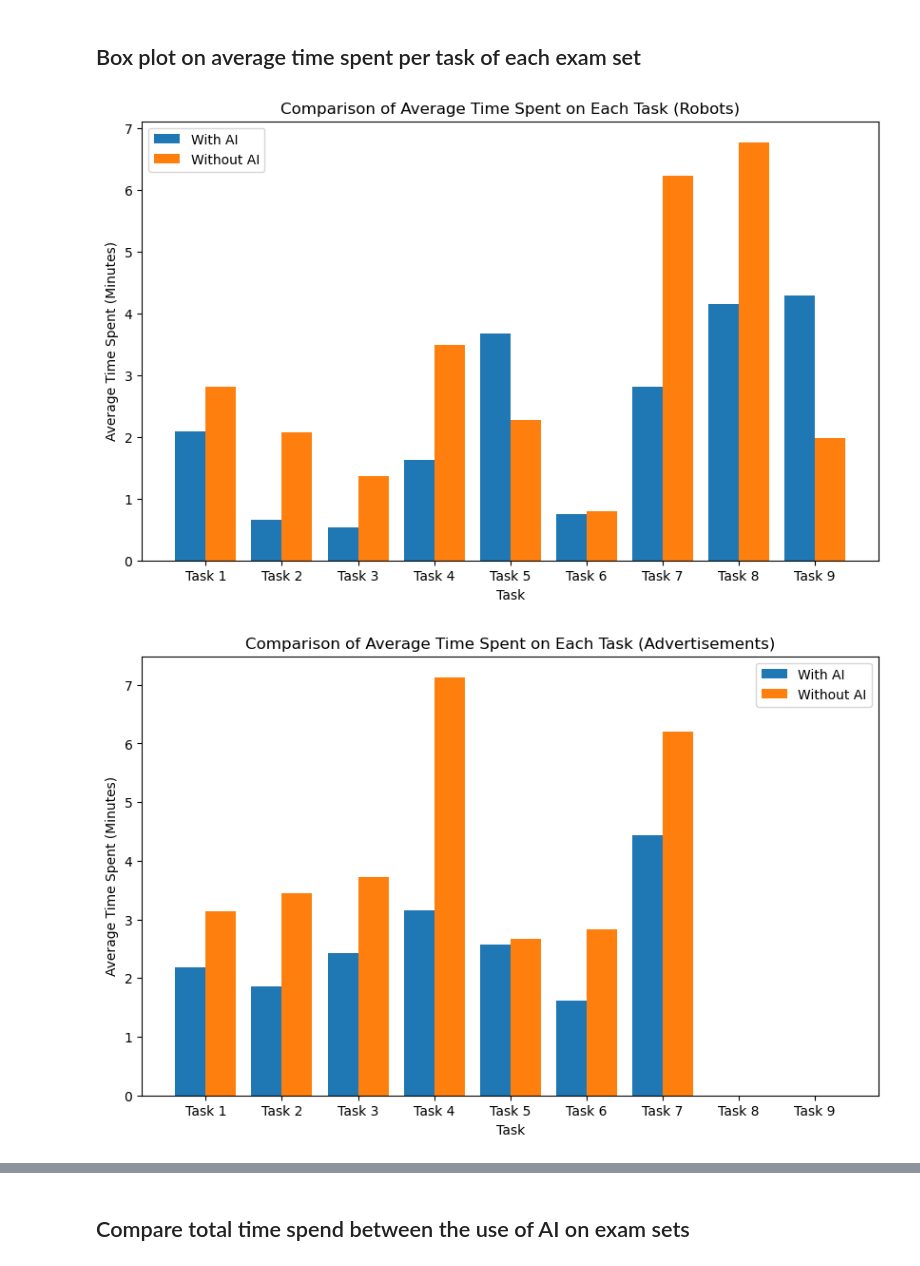
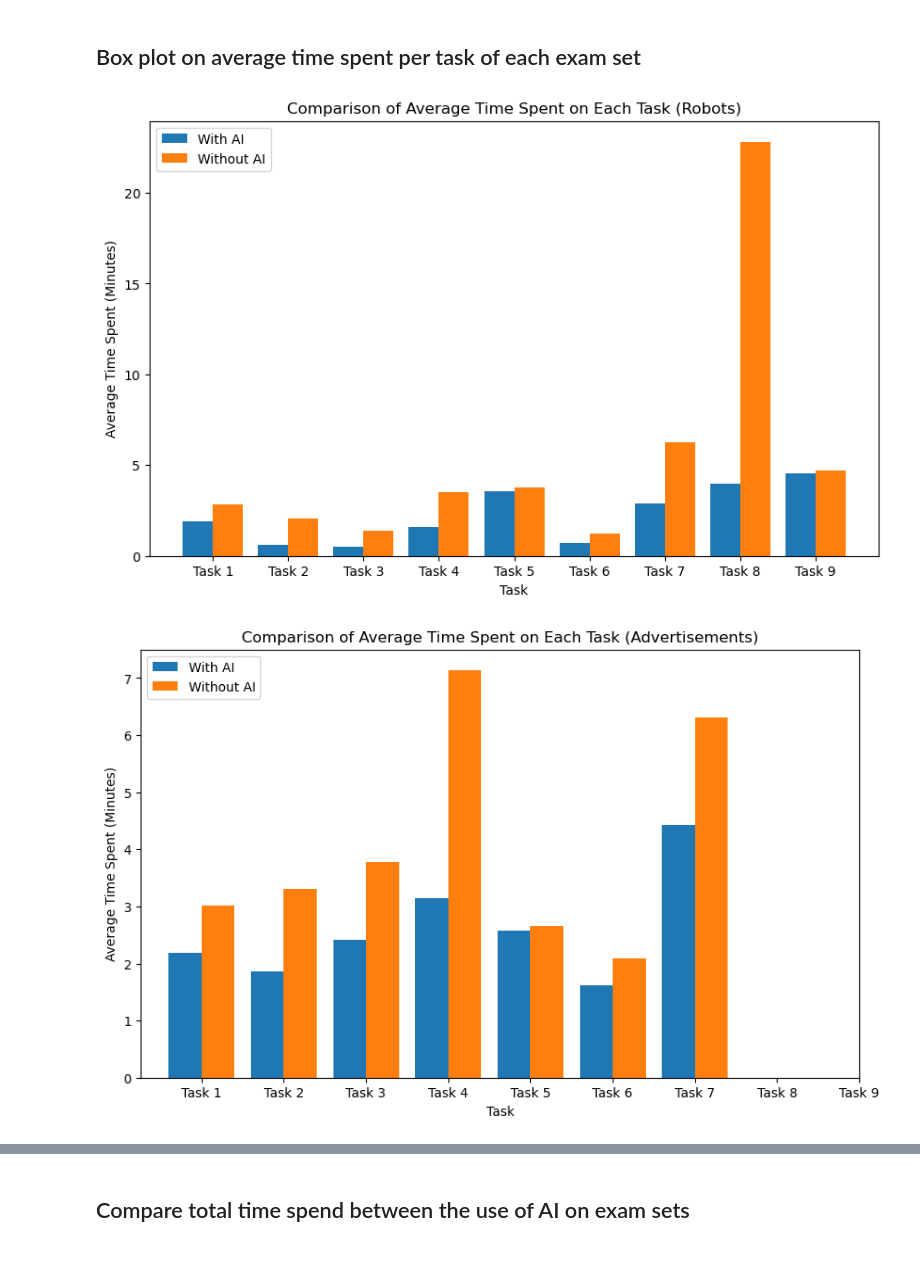
Before and after one commit to cseetreview/review_project, a Jupyter notebook: dataanalysis copy.ipynb, the cells around one changed output, grey strips where cells are left out. Cells and saved outputs as stored; diff of their text form; code cells hidden in the pictures.

```diff
--- a/dataanalysis copy.ipynb
+++ b/dataanalysis copy.ipynb
@@ -32,24 +32,30 @@ def calculate_total_time(row):
     total_time = 0
     for task in row:
         if isinstance(task, str):
-            if ',' in task:
-                time_str, _ = task.split(',')
-                total_time += int(time_str)
+            parts = task.split(' ')  # Split based on space to separate time and binary indicator
+            if len(parts) == 2:
+                time_str = parts[0]  # Time is always the first part
             else:
-                total_time += int(task)  # Handle case where there's only a time value
+                time_str = task  # Handle case where there's only a time value
+            total_time += int(time_str)
     return total_time
 
 # Define a function to calculate total prompt count
 def calculate_total_prompt(row):
     total_prompt = 0
     for task in row:
-        if isinstance(task, str) and ',' in task:
-            _, prompt_str = task.split(',')
-            total_prompt += int(prompt_str)
+        if isinstance(task, str):
+            parts = task.split(' ')  # Split based on space to separate time and binary indicator
+            if len(parts) == 2:
+                prompt_str = parts[1]  # Binary indicator (prompt) is the second part
+                total_prompt += int(prompt_str)
     return total_prompt
 
+# Apply the functions to the dataset to calculate total time and prompt count for each row
 data['Total_Time'] = data.iloc[:, 3:].apply(calculate_total_time, axis=1)
 data['Total_Prompt_Count'] = data.iloc[:, 3:].apply(calculate_total_prompt, axis=1)
+
+# Convert total time from seconds to minutes and round to the nearest whole number
 data['Total_Time_Minutes'] = (data['Total_Time'] / 60).round(0)
 
 
@@ -116,57 +122,57 @@ plt.show()
 ## Box plot on average time spent per task of each exam set
 # %%
 # Function to calculate average time spent per task
-def calculate_average_time(row):
+def calculate_average_time(task_series):
     total_time = 0
-    total_cells = 0
-    for task in row:
-        if isinstance(task, str):
-            if ',' in task:
-                time_str, _ = task.split(',')
-                total_time += int(time_str)
-                total_cells += 1
-            else:
-                total_time += int(task)  # Handle case where there's only a time value
-                total_cells += 1
-    if total_cells == 0:
-        return 0
-    else:
-        return total_time / (total_cells * 60)  # Convert to minutes
+    count = 0
+    for task in task_series:
+        if pd.isna(task):  # Skip NaN values
+            continue
+        parts = task.split(' ')
+        if len(parts) == 2:
+            time_str = parts[0]
+        else:
+            time_str = task
+        total_time += int(time_str)
+        count += 1
+    if count == 0:
+        return np.nan  # Avoid division by zero
+    return total_time / count / 60  # Convert to minutes
 
 # Apply the function to calculate average time spent per task for both sets
 avg_time_with_ai_robots = data[(data['With AI'] == 'Yes') & (data['Exam Set'] == 'Robots')].iloc[:, 3:12].apply(calculate_average_time, axis=0)
 avg_time_without_ai_robots = data[(data['With AI'] == 'No') & (data['Exam Set'] == 'Robots')].iloc[:, 3:12].apply(calculate_average_time, axis=0)
 
 avg_time_with_ai_ads = data[(data['With AI'] == 'Yes') & (data['Exam Set'] == 'Advertisements')].iloc[:, 3:12].apply(calculate_average_time, axis=0)
 avg_time_without_ai_ads = data[(data['With AI'] == 'No') & (data['Exam Set'] == 'Advertisements')].iloc[:, 3:12].apply(calculate_average_time, axis=0)
 
 # Extract task names
 task_names = [f'Task {i}' for i in range(1, 10)]
 
 # Plot for Robots
 plt.figure(figsize=(10, 6))
 plt.bar([i - 0.2 for i in range(1, 10)], avg_time_with_ai_robots, width=0.4, label='With AI')
 plt.bar([i + 0.2 for i in range(1, 10)], avg_time_without_ai_robots, width=0.4, label='Without AI')
 plt.xlabel('Task')
 plt.ylabel('Average Time Spent (Minutes)')
 plt.title('Comparison of Average Time Spent on Each Task (Robots)')
 plt.xticks(range(1, 10), task_names)
 plt.legend()
 plt.show()
 
 # Plot for Advertisements
 plt.figure(figsize=(10, 6))
 plt.bar([i - 0.2 for i in range(1, 10)], avg_time_with_ai_ads, width=0.4, label='With AI')
 plt.bar([i + 0.2 for i in range(1, 10)], avg_time_without_ai_ads, width=0.4, label='Without AI')
 plt.xlabel('Task')
 plt.ylabel('Average Time Spent (Minutes)')
 plt.title('Comparison of Average Time Spent on Each Task (Advertisements)')
 plt.xticks(range(1, 10), task_names)
 plt.legend()
 plt.show()
 # %% [output]
-[figure, old version]
+[figure, new version]
-[figure, old version]
+[figure, new version]
 # %%
 # Apply the function to calculate average time spent per task for both sets
 avg_time_with_ai_robots = data[(data['With AI'] == 'Yes') & (data['Exam Set'] == 'Robots')].iloc[:, 3:12].apply(calculate_average_time, axis=0)
```
Also changed, not shown: parts of 8 cells of this notebook, 1 other file.
